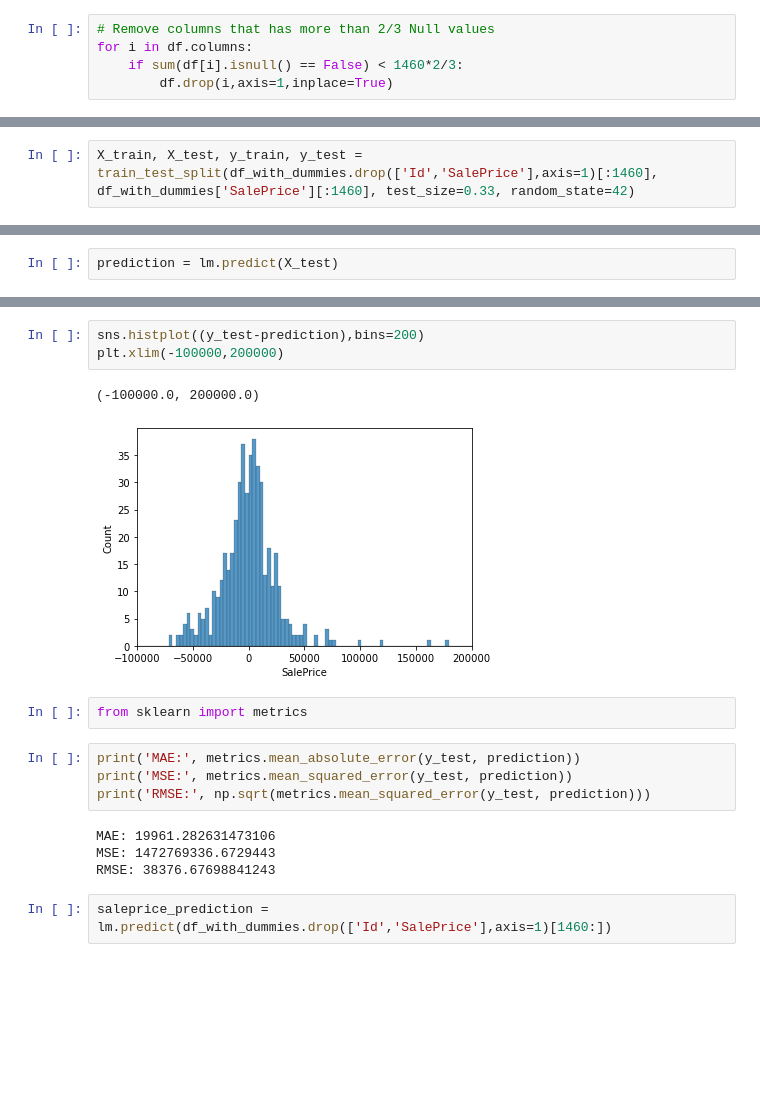
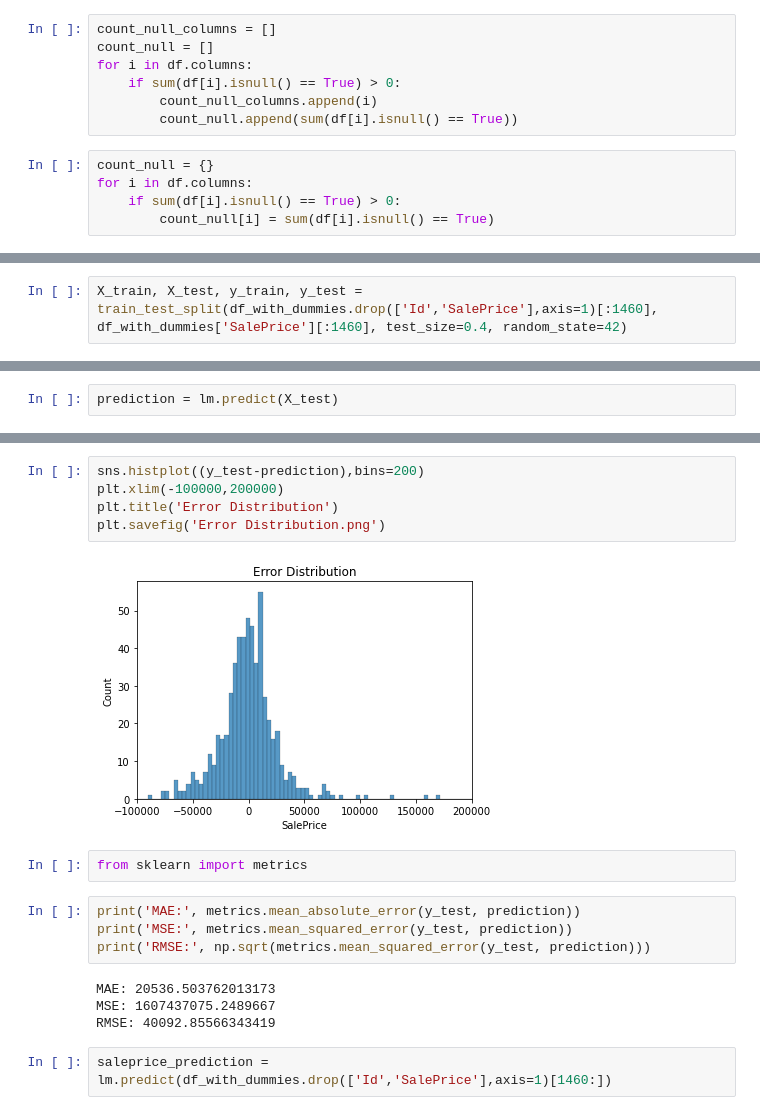
Before and after one commit to ahnngo/house-prices-advanced-regression-techniques, a Jupyter notebook: Prediction.ipynb, the cells around one changed output, grey strips where cells are left out. Drawn from its saved outputs; the diff is of its cells as text; blank space fills up the shorter version.

Commit message:
exported charts

```diff
--- a/Prediction.ipynb
+++ b/Prediction.ipynb
@@ -77,8 +77,15 @@ df
 | 1457 | 2918 | 85 | RL | 62.0 | 10441 | Pave | NaN | Reg | Lvl | ... |
 | 1458 | 2919 | 60 | RL | 74.0 | 9627 | Pave | NaN | Reg | Lvl | ... |
 2919 rows × 81 columns
-# %%
-# Remove columns that has more than 2/3 Null values
-for i in df.columns:
-    if sum(df[i].isnull() == False) < 1460*2/3:
-        df.drop(i,axis=1,inplace=True)
+# %%
+count_null_columns = []
+count_null = []
+for i in df.columns:
+    if sum(df[i].isnull() == True) > 0:
+        count_null_columns.append(i)
+        count_null.append(sum(df[i].isnull() == True))
+# %%
+count_null = {}
+for i in df.columns:
+    if sum(df[i].isnull() == True) > 0:
+        count_null[i] = sum(df[i].isnull() == True)
@@ -272,7 +314,7 @@ df_with_dummies
 # %%
 from sklearn.model_selection import train_test_split
 # %%
-X_train, X_test, y_train, y_test = train_test_split(df_with_dummies.drop(['Id','SalePrice'],axis=1)[:1460], df_with_dummies['SalePrice'][:1460], test_size=0.33, random_state=42)
+X_train, X_test, y_train, y_test = train_test_split(df_with_dummies.drop(['Id','SalePrice'],axis=1)[:1460], df_with_dummies['SalePrice'][:1460], test_size=0.4, random_state=42)
 # %% [markdown]
 ### Choose LinearRegression
 # %%
@@ -293,9 +336,10 @@ sns.jointplot(x=y_test,y=prediction,ylim=(0,600000),xlim=(0,600000),kind="reg")
 # %%
 sns.histplot((y_test-prediction),bins=200)
 plt.xlim(-100000,200000)
+plt.title('Error Distribution')
+plt.savefig('Error Distribution.png')
 # %% [output]
-(-100000.0, 200000.0)
-[figure, old version]
+[figure, new version]
 # %%
 from sklearn import metrics
 # %%
@@ -303,9 +347,9 @@ print('MAE:', metrics.mean_absolute_error(y_test, prediction))
 print('MSE:', metrics.mean_squared_error(y_test, prediction))
 print('RMSE:', np.sqrt(metrics.mean_squared_error(y_test, prediction)))
 # %% [output]
-MAE: 19961.282631473106
-MSE: 1472769336.6729443
-RMSE: 38376.67698841243
+MAE: 20536.503762013173
+MSE: 1607437075.2489667
+RMSE: 40092.85566343419
 # %%
 saleprice_prediction = lm.predict(df_with_dummies.drop(['Id','SalePrice'],axis=1)[1460:])
 # %%
```
Also changed, not shown: parts of 14 cells of this notebook, 5 other files.
